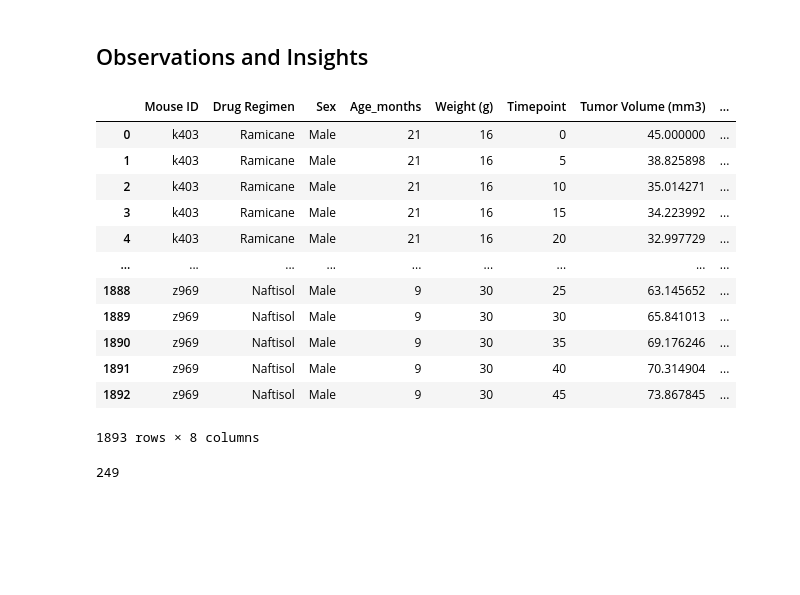
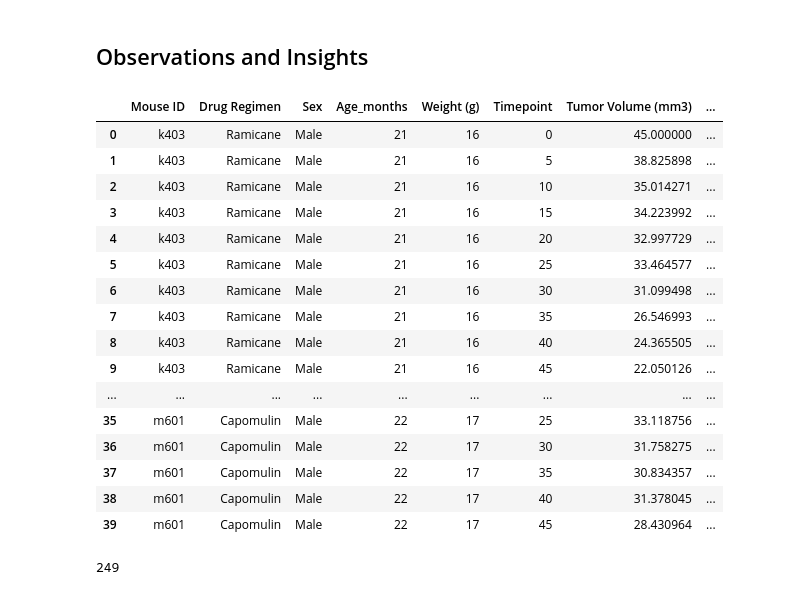
Before and after one commit to Corters22/Pymaceuticals_Review, a Jupyter notebook: pymaceuticals_starter.ipynb, the cells around one changed output. Drawn from its saved outputs; the diff is of its cells as text; code cells hidden in the pictures; blank space fills up the shorter version.

```diff
--- a/pymaceuticals_starter.ipynb
+++ b/pymaceuticals_starter.ipynb
@@ -3,38 +3,42 @@
 # %%
 # Dependencies and Setup
 import matplotlib.pyplot as plt
 import pandas as pd
 import scipy.stats as st
 import numpy as np
 
 # Study data files
 mouse_metadata_path = "data/Mouse_metadata.csv"
 study_results_path = "data/Study_results.csv"
 
 # Read the mouse data and the study results
 mouse_metadata = pd.read_csv(mouse_metadata_path)
 study_results = pd.read_csv(study_results_path)
 
 # Combine the data into a single dataset
 full_data_df = pd.merge(mouse_metadata, study_results, on="Mouse ID")
 #mouse dataframe
 mouse_metadata_df = pd.DataFrame(mouse_metadata)
 # Display the data table for preview
-full_data_df
+full_data_df.head(40)
 # %% [output]
 |  | Mouse ID | Drug Regimen | Sex | Age_months | Weight (g) | Timepoint | Tumor Volume (mm3) | ... |
 | 0 | k403 | Ramicane | Male | 21 | 16 | 0 | 45.000000 | ... |
 | 1 | k403 | Ramicane | Male | 21 | 16 | 5 | 38.825898 | ... |
 | 2 | k403 | Ramicane | Male | 21 | 16 | 10 | 35.014271 | ... |
 | 3 | k403 | Ramicane | Male | 21 | 16 | 15 | 34.223992 | ... |
 | 4 | k403 | Ramicane | Male | 21 | 16 | 20 | 32.997729 | ... |
+| 5 | k403 | Ramicane | Male | 21 | 16 | 25 | 33.464577 | ... |
+| 6 | k403 | Ramicane | Male | 21 | 16 | 30 | 31.099498 | ... |
+| 7 | k403 | Ramicane | Male | 21 | 16 | 35 | 26.546993 | ... |
+| 8 | k403 | Ramicane | Male | 21 | 16 | 40 | 24.365505 | ... |
+| 9 | k403 | Ramicane | Male | 21 | 16 | 45 | 22.050126 | ... |
 | ... | ... | ... | ... | ... | ... | ... | ... | ... |
-| 1888 | z969 | Naftisol | Male | 9 | 30 | 25 | 63.145652 | ... |
-| 1889 | z969 | Naftisol | Male | 9 | 30 | 30 | 65.841013 | ... |
-| 1890 | z969 | Naftisol | Male | 9 | 30 | 35 | 69.176246 | ... |
-| 1891 | z969 | Naftisol | Male | 9 | 30 | 40 | 70.314904 | ... |
-| 1892 | z969 | Naftisol | Male | 9 | 30 | 45 | 73.867845 | ... |
+| 35 | m601 | Capomulin | Male | 22 | 17 | 25 | 33.118756 | ... |
+| 36 | m601 | Capomulin | Male | 22 | 17 | 30 | 31.758275 | ... |
+| 37 | m601 | Capomulin | Male | 22 | 17 | 35 | 30.834357 | ... |
+| 38 | m601 | Capomulin | Male | 22 | 17 | 40 | 31.378045 | ... |
+| 39 | m601 | Capomulin | Male | 22 | 17 | 45 | 28.430964 | ... |
-1893 rows × 8 columns
 # %%
 # Checking the number of mice.
 nu_of_mice = len(full_data_df["Mouse ID"].unique())
```
Also changed, not shown: parts of 4 cells of this notebook.
